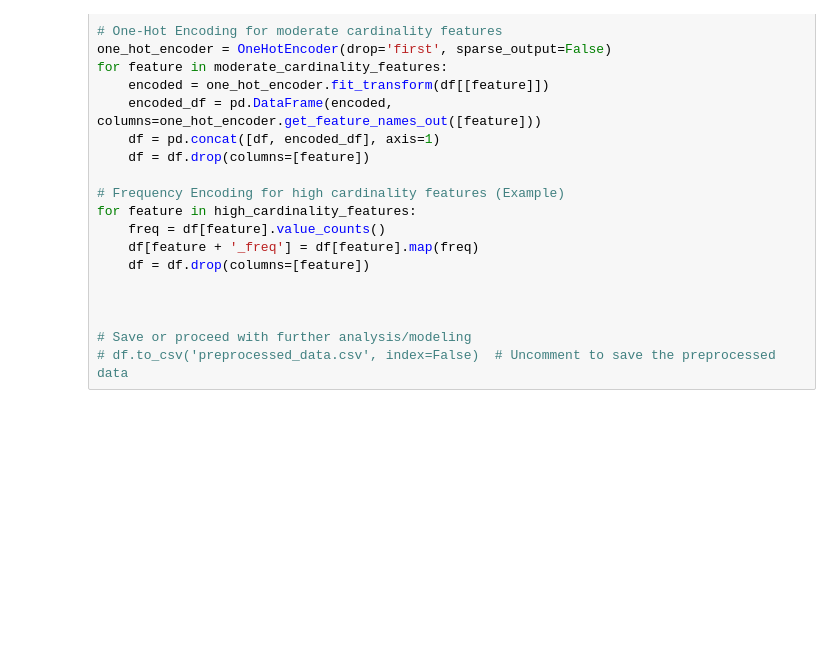
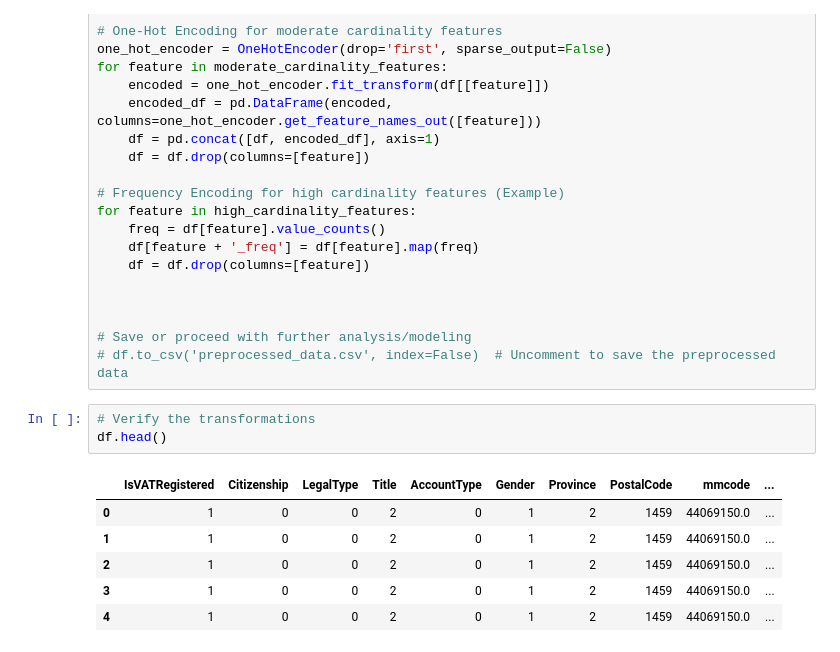
Before and after one commit to ab3lT/10-Academy-Week-3, a Jupyter notebook: notebooks/data_preprocessing.ipynb, the cells around one changed output. Cells and saved outputs as stored; diff of their text form; blank space fills up the shorter version.

```diff
--- a/notebooks/data_preprocessing.ipynb
+++ b/notebooks/data_preprocessing.ipynb
@@ -265,3 +265,13 @@ for feature in high_cardinality_features:
 
 # Save or proceed with further analysis/modeling
 # df.to_csv('preprocessed_data.csv', index=False)  # Uncomment to save the preprocessed data
+# %%
+# Verify the transformations
+df.head()
+# %% [output]
+|  | IsVATRegistered | Citizenship | LegalType | Title | AccountType | Gender | Province | PostalCode | mmcode | ... |
+| 0 | 1 | 0 | 0 | 2 | 0 | 1 | 2 | 1459 | 44069150.0 | ... |
+| 1 | 1 | 0 | 0 | 2 | 0 | 1 | 2 | 1459 | 44069150.0 | ... |
+| 2 | 1 | 0 | 0 | 2 | 0 | 1 | 2 | 1459 | 44069150.0 | ... |
+| 3 | 1 | 0 | 0 | 2 | 0 | 1 | 2 | 1459 | 44069150.0 | ... |
+| 4 | 1 | 0 | 0 | 2 | 0 | 1 | 2 | 1459 | 44069150.0 | ... |
```
